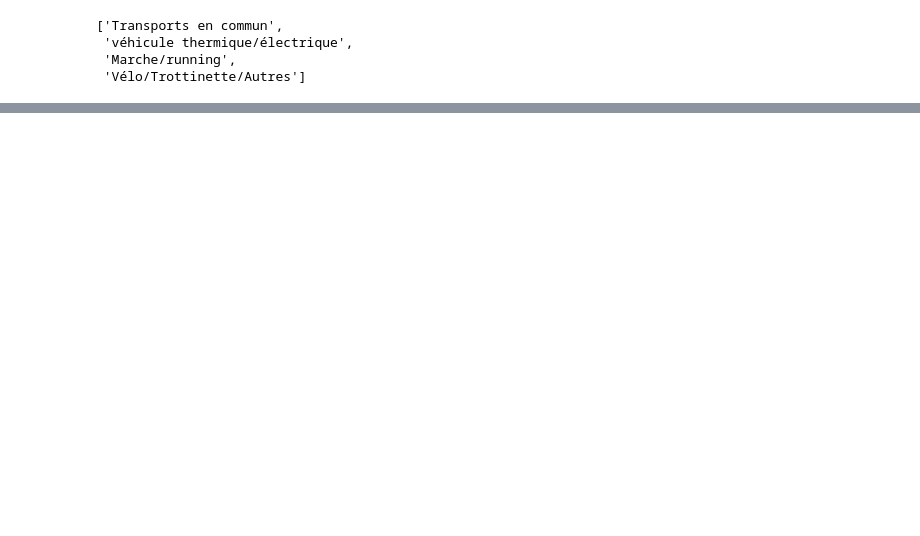
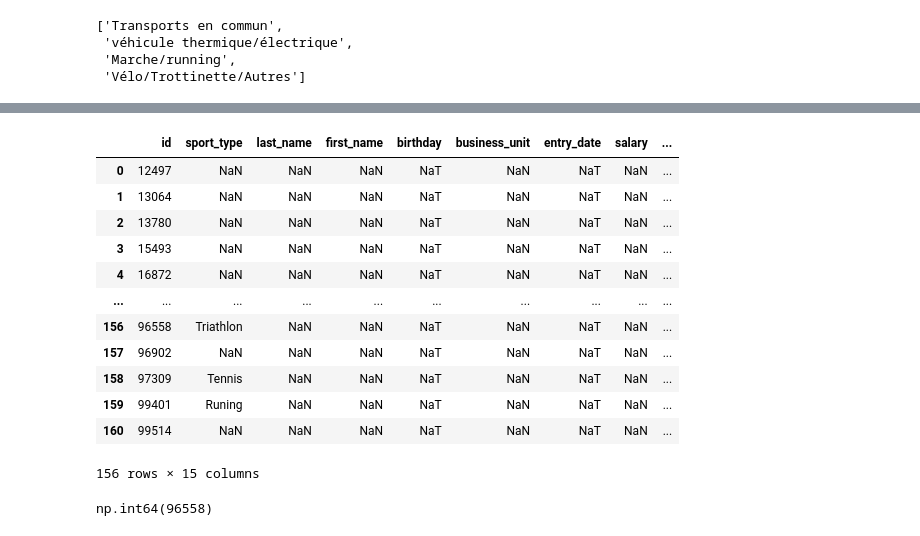
Before and after one commit to day811/OCDE-P12, a Jupyter notebook: notebooks/explore.ipynb, the cells around one changed output, grey strips where cells are left out. Cells and saved outputs as stored; diff of their text form; code cells hidden in the pictures; blank space fills up the shorter version.

```diff
--- a/notebooks/explore.ipynb
+++ b/notebooks/explore.ipynb
@@ -130,0 +144,21 @@ print(df2[mask].shape)
+# %%
+df_extra_sports = df_test[df_test['_merge'] == 'left_only']
+df_extra_sports
+# %% [output]
+|  | id | sport_type | last_name | first_name | birthday | business_unit | entry_date | salary | ... |
+| 0 | 12497 | NaN | NaN | NaN | NaT | NaN | NaT | NaN | ... |
+| 1 | 13064 | NaN | NaN | NaN | NaT | NaN | NaT | NaN | ... |
+| 2 | 13780 | NaN | NaN | NaN | NaT | NaN | NaT | NaN | ... |
+| 3 | 15493 | NaN | NaN | NaN | NaT | NaN | NaT | NaN | ... |
+| 4 | 16872 | NaN | NaN | NaN | NaT | NaN | NaT | NaN | ... |
+| ... | ... | ... | ... | ... | ... | ... | ... | ... | ... |
+| 156 | 96558 | Triathlon | NaN | NaN | NaT | NaN | NaT | NaN | ... |
+| 157 | 96902 | NaN | NaN | NaN | NaT | NaN | NaT | NaN | ... |
+| 158 | 97309 | Tennis | NaN | NaN | NaT | NaN | NaT | NaN | ... |
+| 159 | 99401 | Runing | NaN | NaN | NaT | NaN | NaT | NaN | ... |
+| 160 | 99514 | NaN | NaN | NaN | NaT | NaN | NaT | NaN | ... |
+156 rows × 15 columns
+# %%
+df_extra_sports.loc[156,"id"]
+# %% [output]
+np.int64(96558)
```
Also changed, not shown: parts of 15 cells of this notebook.
